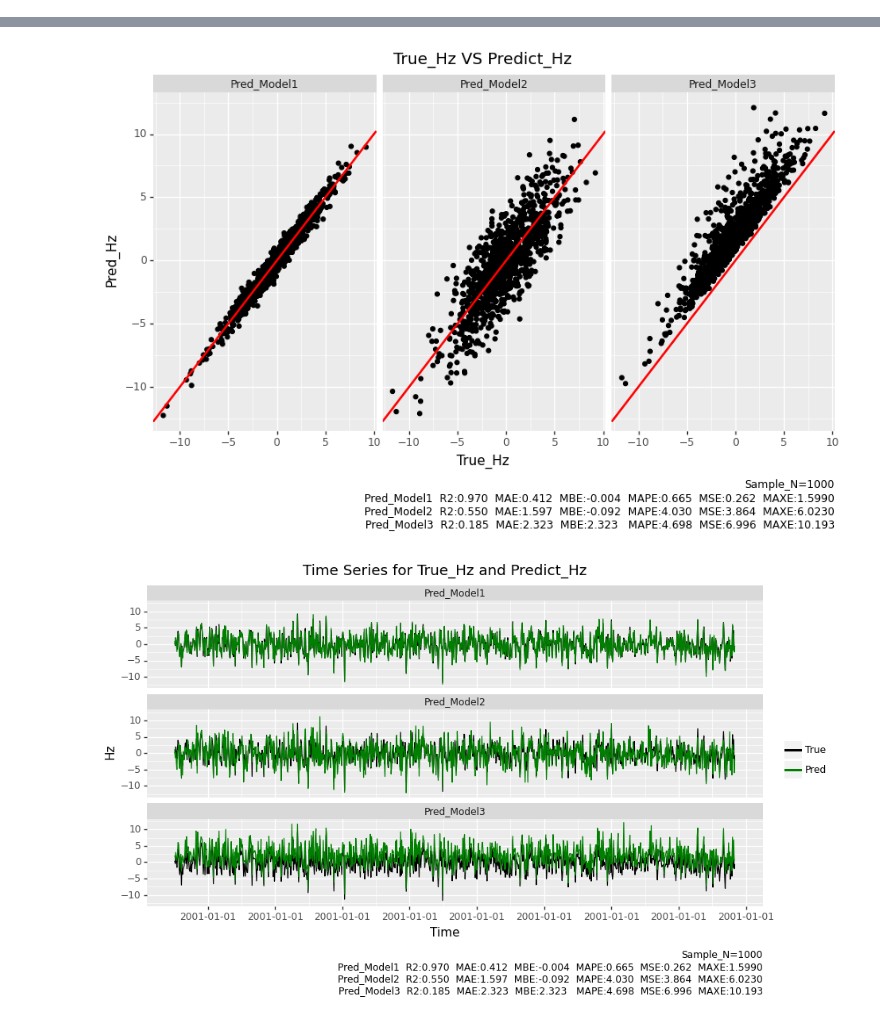
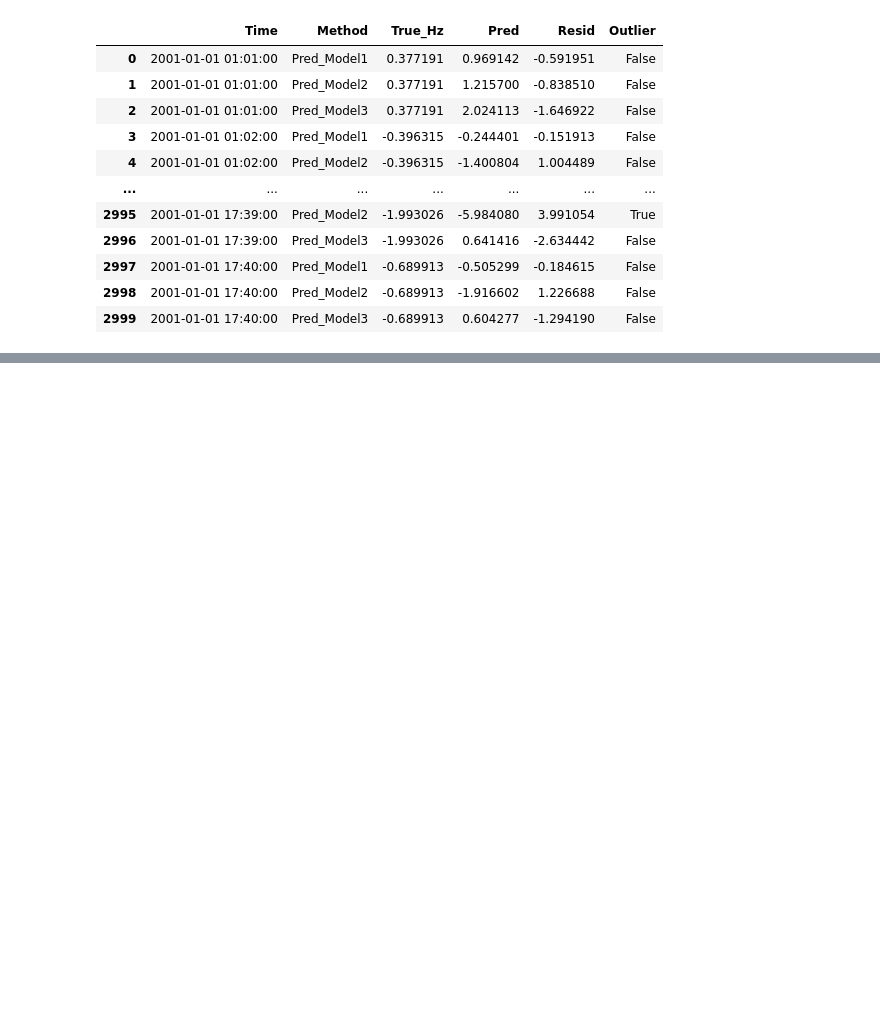
Before and after one commit to ShenhaoZhang/ModelTools, a Jupyter notebook: examples/exp_metric_eval.ipynb, the cells around one changed output, grey strips where cells are left out. Cells and saved outputs as stored; diff of their text form; code cells hidden in the pictures; blank space fills up the shorter version.

```diff
--- a/examples/exp_metric_eval.ipynb
+++ b/examples/exp_metric_eval.ipynb
@@ -9,16 +9,29 @@ from ModelTools.Metric.Metric import Metric
 # %%
 rng = np.random.default_rng(0)
 n = 1000
 x = rng.normal(size=n,scale=3)
 y1 = x+rng.normal(size=n,scale=0.5)
 y2 = x+rng.normal(size=n,scale=2)
 y3 = x+2*rng.lognormal(size=n,sigma=0.5)
 ts = pd.date_range(start='20010101010100',freq='min',periods=n)
 
 em = Metric(x,[y1,y2,y3],y_pred_name=['Model1','Model2','Model3'],y_name='Hz',index=ts,index_freq='min')
 # print(em.get_metric())
-print(em.data)
-print(em.plot_TvP())
-print(em.plot_Pts())
-print(em.plot_Rts())
+# print(em.data)
+# print(em.plot_TvP())
+# print(em.plot_Pts())
+# print(em.plot_Rts())
+em.data
 # %% [output]
+|  | Time | Method | True_Hz | Pred | Resid | Outlier |
+| 0 | 2001-01-01 01:01:00 | Pred_Model1 | 0.377191 | 0.969142 | -0.591951 | False |
+| 1 | 2001-01-01 01:01:00 | Pred_Model2 | 0.377191 | 1.215700 | -0.838510 | False |
+| 2 | 2001-01-01 01:01:00 | Pred_Model3 | 0.377191 | 2.024113 | -1.646922 | False |
+| 3 | 2001-01-01 01:02:00 | Pred_Model1 | -0.396315 | -0.244401 | -0.151913 | False |
+| 4 | 2001-01-01 01:02:00 | Pred_Model2 | -0.396315 | -1.400804 | 1.004489 | False |
+| ... | ... | ... | ... | ... | ... | ... |
+| 2995 | 2001-01-01 17:39:00 | Pred_Model2 | -1.993026 | -5.984080 | 3.991054 | True |
+| 2996 | 2001-01-01 17:39:00 | Pred_Model3 | -1.993026 | 0.641416 | -2.634442 | False |
+| 2997 | 2001-01-01 17:40:00 | Pred_Model1 | -0.689913 | -0.505299 | -0.184615 | False |
+| 2998 | 2001-01-01 17:40:00 | Pred_Model2 | -0.689913 | -1.916602 | 1.226688 | False |
+| 2999 | 2001-01-01 17:40:00 | Pred_Model3 | -0.689913 | 0.604277 | -1.294190 | False |
@@ -39,2 +38,0 @@ print(em.plot_Rts())
-[figure, removed]
-[figure, removed]
```
Also changed, not shown: parts of 3 cells of this notebook, 4 other files.
